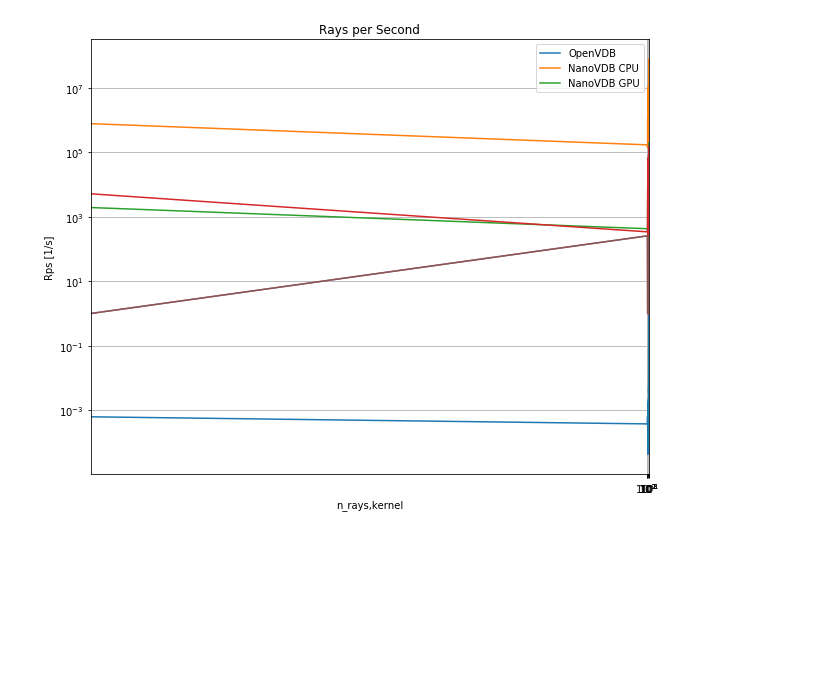
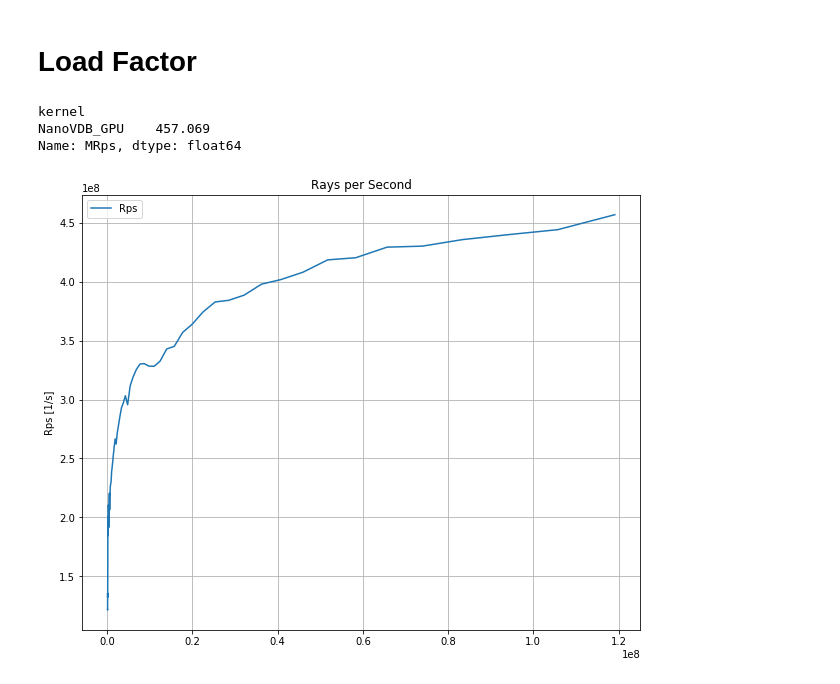
Before and after one commit to hitimr/SelectedTopicsCompElectronics, a Jupyter notebook: script/plots.ipynb, the cells around one changed output. Saved outputs shown, nothing was run; the diff lists cells and outputs as text; code cells hidden in the pictures; blank space fills up the shorter version.

Commit message:
data

```diff
--- a/script/plots.ipynb
+++ b/script/plots.ipynb
@@ -28,18 +57,23 @@ plt.grid()
+# %% [markdown]
+# Load Factor
 # %%
 plt.rcParams["figure.figsize"] = (10, 8)
 
-cols = ["rps_ovdb", "rps_nvdb_cpu", "rps_nvdb_gpu"]
-cols_names = ["OpenVDB", "NanoVDB CPU", "NanoVDB GPU"]
+df = common.load_df("../data/2022-04-07_22-29-16_gpu_short_name_loadfactor_50.csv").reset_index()
+
+plt.plot(df["n_rays"], df["Rps"])
+plt.legend()
+plt.grid()
+# plt.yscale("log")
+# plt.xscale("log")
+plt.ylabel("Rps [1/s]")
+plt.title("Rays per Second")
 
 
-df.plot()
-plt.legend()
-plt.grid()
-plt.legend(cols_names)
-plt.yscale("log")
-plt.xscale("log")
-plt.ylabel("Rps [1/s]")
-plt.title("Rays per Second")
+print(df.groupby("kernel").max()["MRps"].sort_values())
 plt.show()
 # %% [output]
+kernel
+NanoVDB_GPU    457.069
+Name: MRps, dtype: float64
-[figure, old version]
+[figure, new version]
```
Also changed, not shown: parts of 8 cells of this notebook, 7 other files.
